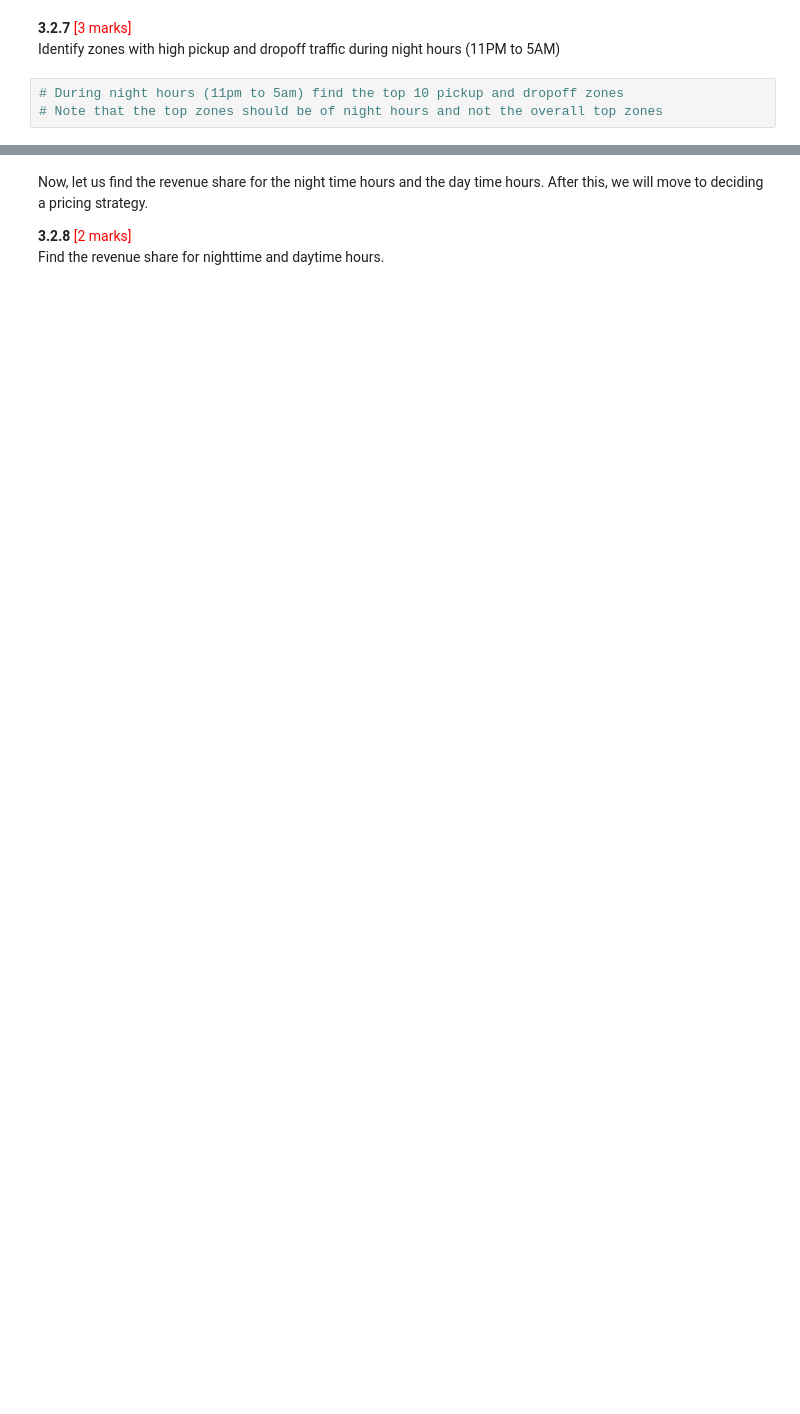
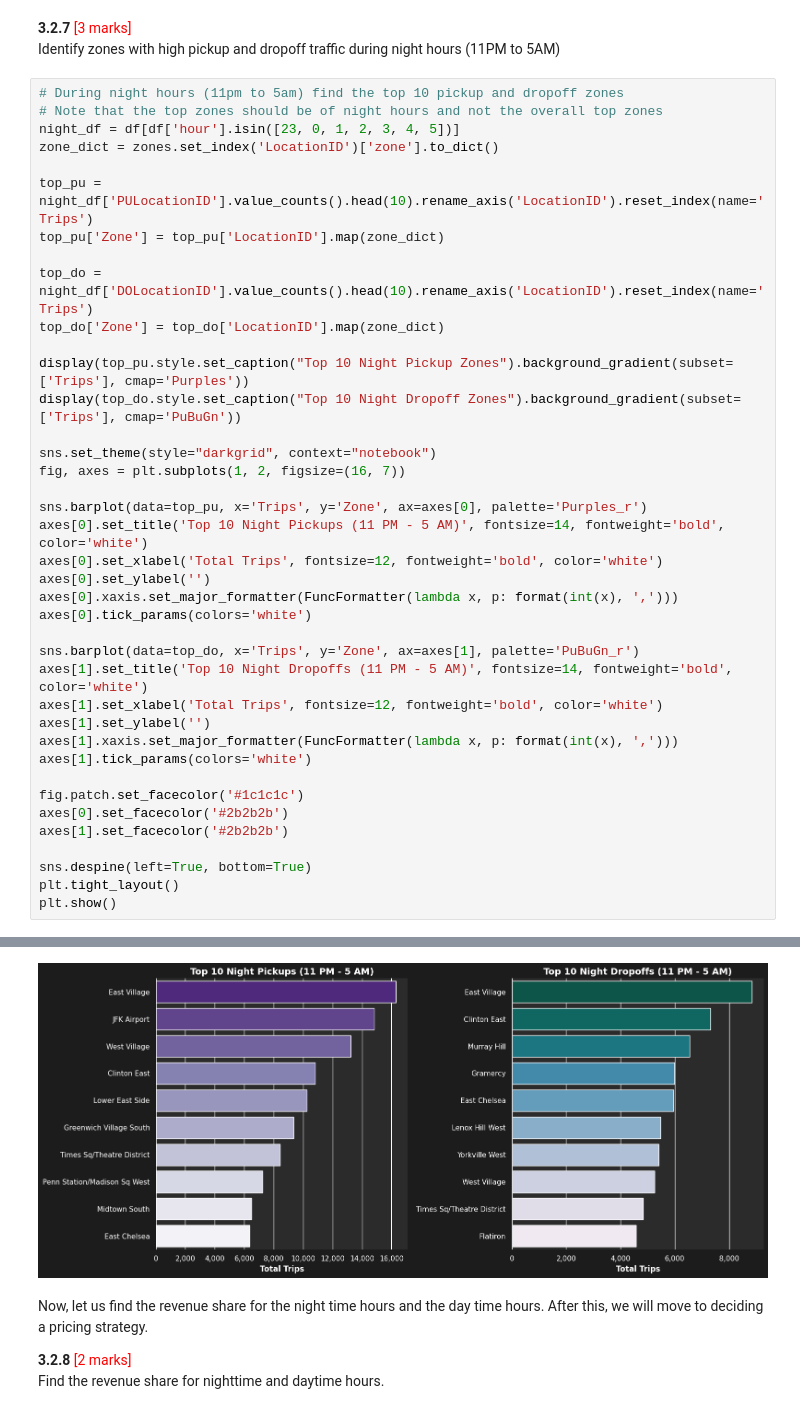
Before and after one commit to Nitinda97/EDA-on-NYC-Taxi, a Jupyter notebook: EDA_Assg_NYC_Taxi_Nitin_Khare.ipynb, the cells around one changed output, grey strips where cells are left out. Saved outputs shown, nothing was run; the diff lists cells and outputs as text; blank space fills up the shorter version.

```diff
--- a/EDA_Assg_NYC_Taxi_Nitin_Khare.ipynb
+++ b/EDA_Assg_NYC_Taxi_Nitin_Khare.ipynb
@@ -1400,6 +1609,43 @@ Find the ratio of pickups and dropoffs in each zone. Display the 10 highest (pic
 # %% [markdown]
 **3.2.7** <font color = red>[3 marks]</font> <br>
 Identify zones with high pickup and dropoff traffic during night hours (11PM to 5AM)
-# %%
-# During night hours (11pm to 5am) find the top 10 pickup and dropoff zones
-# Note that the top zones should be of night hours and not the overall top zones
+# %%
+# During night hours (11pm to 5am) find the top 10 pickup and dropoff zones
+# Note that the top zones should be of night hours and not the overall top zones
+night_df = df[df['hour'].isin([23, 0, 1, 2, 3, 4, 5])]
+zone_dict = zones.set_index('LocationID')['zone'].to_dict()
+
+top_pu = night_df['PULocationID'].value_counts().head(10).rename_axis('LocationID').reset_index(name='Trips')
+top_pu['Zone'] = top_pu['LocationID'].map(zone_dict)
+
+top_do = night_df['DOLocationID'].value_counts().head(10).rename_axis('LocationID').reset_index(name='Trips')
+top_do['Zone'] = top_do['LocationID'].map(zone_dict)
+
+display(top_pu.style.set_caption("Top 10 Night Pickup Zones").background_gradient(subset=['Trips'], cmap='Purples'))
+display(top_do.style.set_caption("Top 10 Night Dropoff Zones").background_gradient(subset=['Trips'], cmap='PuBuGn'))
+
+sns.set_theme(style="darkgrid", context="notebook")
+fig, axes = plt.subplots(1, 2, figsize=(16, 7))
+
+sns.barplot(data=top_pu, x='Trips', y='Zone', ax=axes[0], palette='Purples_r')
+axes[0].set_title('Top 10 Night Pickups (11 PM - 5 AM)', fontsize=14, fontweight='bold', color='white')
+axes[0].set_xlabel('Total Trips', fontsize=12, fontweight='bold', color='white')
+axes[0].set_ylabel('')
+axes[0].xaxis.set_major_formatter(FuncFormatter(lambda x, p: format(int(x), ',')))
+axes[0].tick_params(colors='white')
+
+sns.barplot(data=top_do, x='Trips', y='Zone', ax=axes[1], palette='PuBuGn_r')
+axes[1].set_title('Top 10 Night Dropoffs (11 PM - 5 AM)', fontsize=14, fontweight='bold', color='white')
+axes[1].set_xlabel('Total Trips', fontsize=12, fontweight='bold', color='white')
+axes[1].set_ylabel('')
+axes[1].xaxis.set_major_formatter(FuncFormatter(lambda x, p: format(int(x), ',')))
+axes[1].tick_params(colors='white')
+
+fig.patch.set_facecolor('#1c1c1c')
+axes[0].set_facecolor('#2b2b2b')
+axes[1].set_facecolor('#2b2b2b')
+
+sns.despine(left=True, bottom=True)
+plt.tight_layout()
+plt.show()
+# %% [output]
@@ -1406,3 +1676,4 @@ Identify zones with high pickup and dropoff traffic during night hours (11PM to
+[figure, added]
 # %% [markdown]
 Now, let us find the revenue share for the night time hours and the day time hours. After this, we will move to deciding a pricing strategy.
 
```
Also changed, not shown: parts of 53 cells of this notebook.
